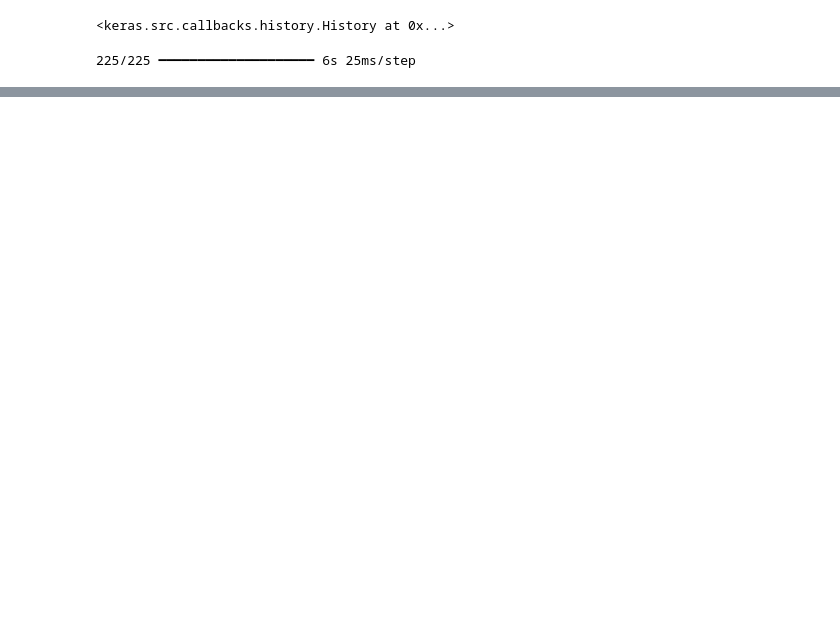
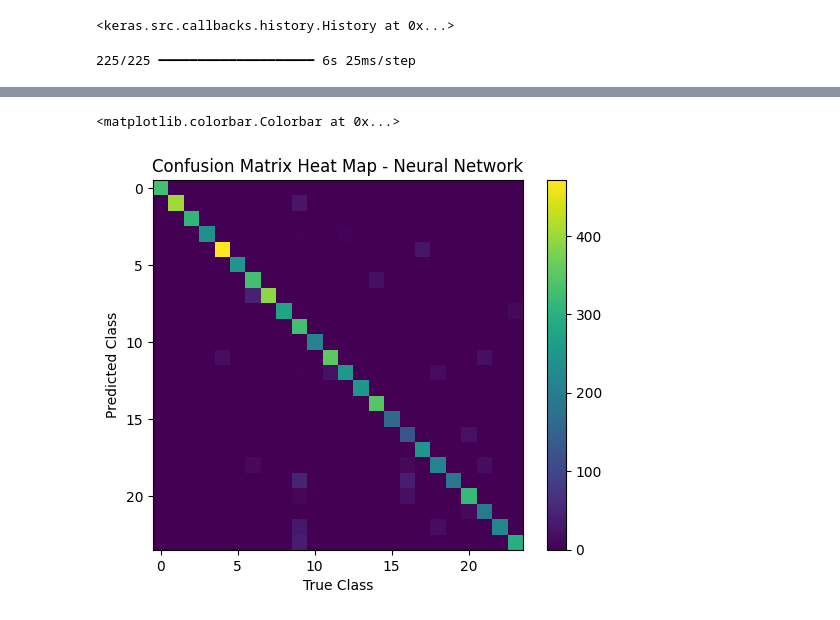
Before and after one commit to Astute-2319/CS5990-Group7-Final-Project, a Jupyter notebook: rglanglo_machine_learning_final.ipynb, the cells around one changed output, grey strips where cells are left out. Cells and saved outputs as stored; diff of their text form; code cells hidden in the pictures; blank space fills up the shorter version.

Commit message:
Added confusion matrix for the neural network

```diff
--- a/rglanglo_machine_learning_final.ipynb
+++ b/rglanglo_machine_learning_final.ipynb
@@ -116,0 +111,13 @@ Ratio correct: 0.9187116564417178
+# %%
+from sklearn.metrics import confusion_matrix
+
+conf_matrix = confusion_matrix(np.argmax(test_data_labels, axis=1), prediction)
+conf_matrix = pd.DataFrame(conf_matrix, columns = labels, index = labels)
+plt.title('Confusion Matrix Heat Map - Neural Network')
+plt.xlabel('True Class')
+plt.ylabel('Predicted Class')
+plt.imshow(conf_matrix)
+plt.colorbar()
+# %% [output]
+<matplotlib.colorbar.Colorbar at 0x...>
+[figure, added]
```
Also changed, not shown: parts of 4 cells of this notebook.
